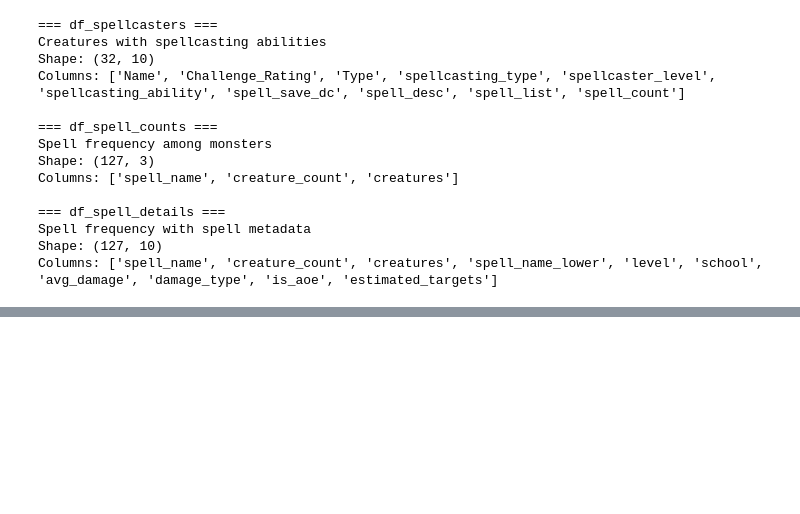
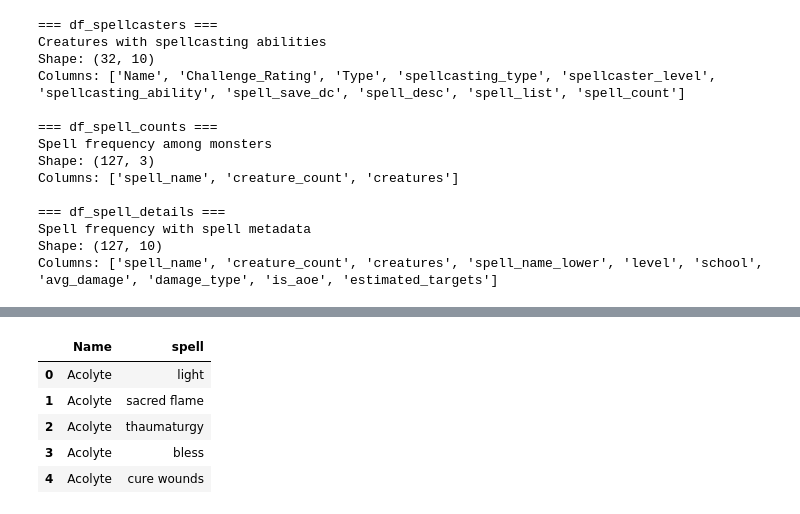
Before and after one commit to conorbarryhoke/matrix_v0, a Jupyter notebook: notebooks/exploration/monster_spellcasting_analysis.ipynb, the cells around one changed output, grey strips where cells are left out. Cells and saved outputs as stored; diff of their text form; code cells hidden in the pictures; blank space fills up the shorter version.

```diff
--- a/notebooks/exploration/monster_spellcasting_analysis.ipynb
+++ b/notebooks/exploration/monster_spellcasting_analysis.ipynb
@@ -578,0 +596,16 @@ df_spell_counts
+# %%
+
+expanded_spellcasters = df_spellcasters.explode('spell_list').rename(columns={'spell_list': 'spell'}).dropna(subset=['spell'])
+expanded_spellcasters = expanded_spellcasters[['Name', 'spell']].reset_index(drop=True)
+
+save_path = f"{DATA_DIR}/spellcasters_spells.csv"
+expanded_spellcasters.to_csv(save_path, index=False)
+# %%
+expanded_spellcasters.head()
+# %% [output]
+|  | Name | spell |
+| 0 | Acolyte | light |
+| 1 | Acolyte | sacred flame |
+| 2 | Acolyte | thaumaturgy |
+| 3 | Acolyte | bless |
+| 4 | Acolyte | cure wounds |
```
Also changed, not shown: parts of 6 cells of this notebook, 5 other files.
